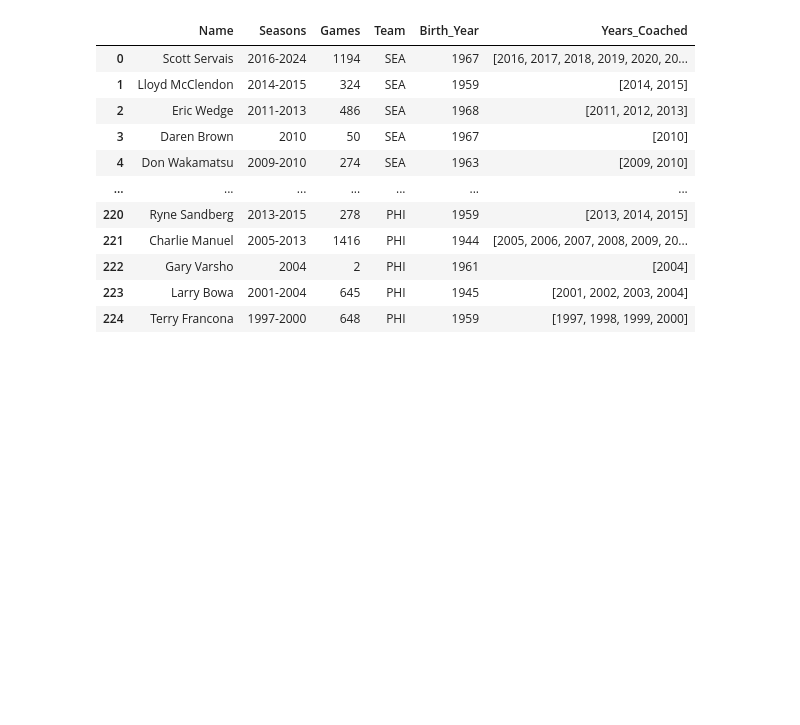
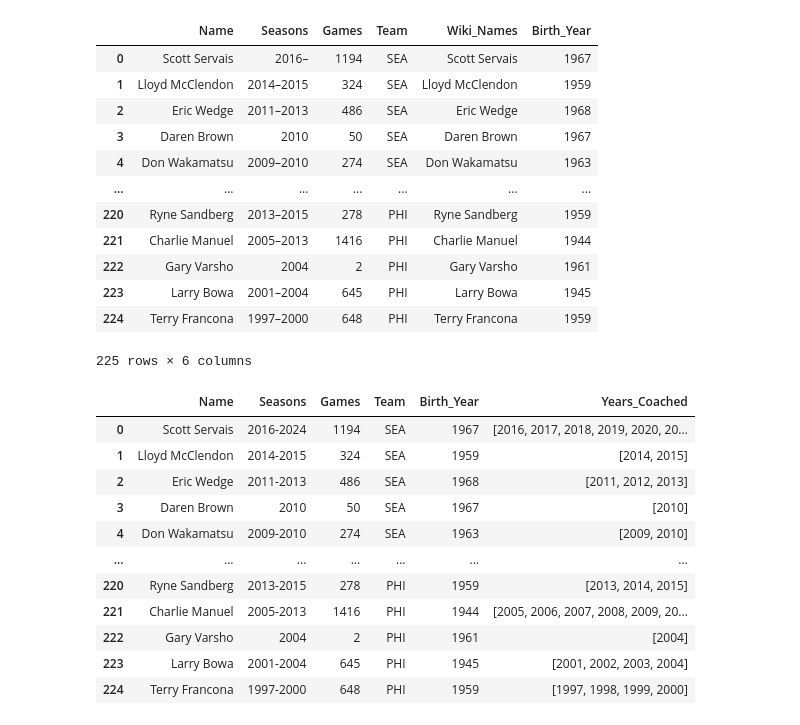
Before and after one commit to vsomani0/mlb-pitcher-ejections, a Jupyter notebook: combined-project.ipynb, the cells around one changed output. Cells and saved outputs as stored; diff of their text form; code cells hidden in the pictures; blank space fills up the shorter version.

```diff
--- a/combined-project.ipynb
+++ b/combined-project.ipynb
@@ -1,7 +1,22 @@
 # %%
 import pandas as pd
 import numpy as np
 managers_with_birth = pd.read_csv('managers_with_birth.csv')
+managers_with_birth
+# %% [output]
+|  | Name | Seasons | Games | Team | Wiki_Names | Birth_Year |
+| 0 | Scott Servais | 2016– | 1194 | SEA | Scott Servais | 1967 |
+| 1 | Lloyd McClendon | 2014–2015 | 324 | SEA | Lloyd McClendon | 1959 |
+| 2 | Eric Wedge | 2011–2013 | 486 | SEA | Eric Wedge | 1968 |
+| 3 | Daren Brown | 2010 | 50 | SEA | Daren Brown | 1967 |
+| 4 | Don Wakamatsu | 2009–2010 | 274 | SEA | Don Wakamatsu | 1963 |
+| ... | ... | ... | ... | ... | ... | ... |
+| 220 | Ryne Sandberg | 2013–2015 | 278 | PHI | Ryne Sandberg | 1959 |
+| 221 | Charlie Manuel | 2005–2013 | 1416 | PHI | Charlie Manuel | 1944 |
+| 222 | Gary Varsho | 2004 | 2 | PHI | Gary Varsho | 1961 |
+| 223 | Larry Bowa | 2001–2004 | 645 | PHI | Larry Bowa | 1945 |
+| 224 | Terry Francona | 1997–2000 | 648 | PHI | Terry Francona | 1959 |
+225 rows × 6 columns
 # %%
 managers_with_birth = managers_with_birth.drop(columns= ['Wiki_Names'])
 # %%
```
Also changed, not shown: 1 other file.
